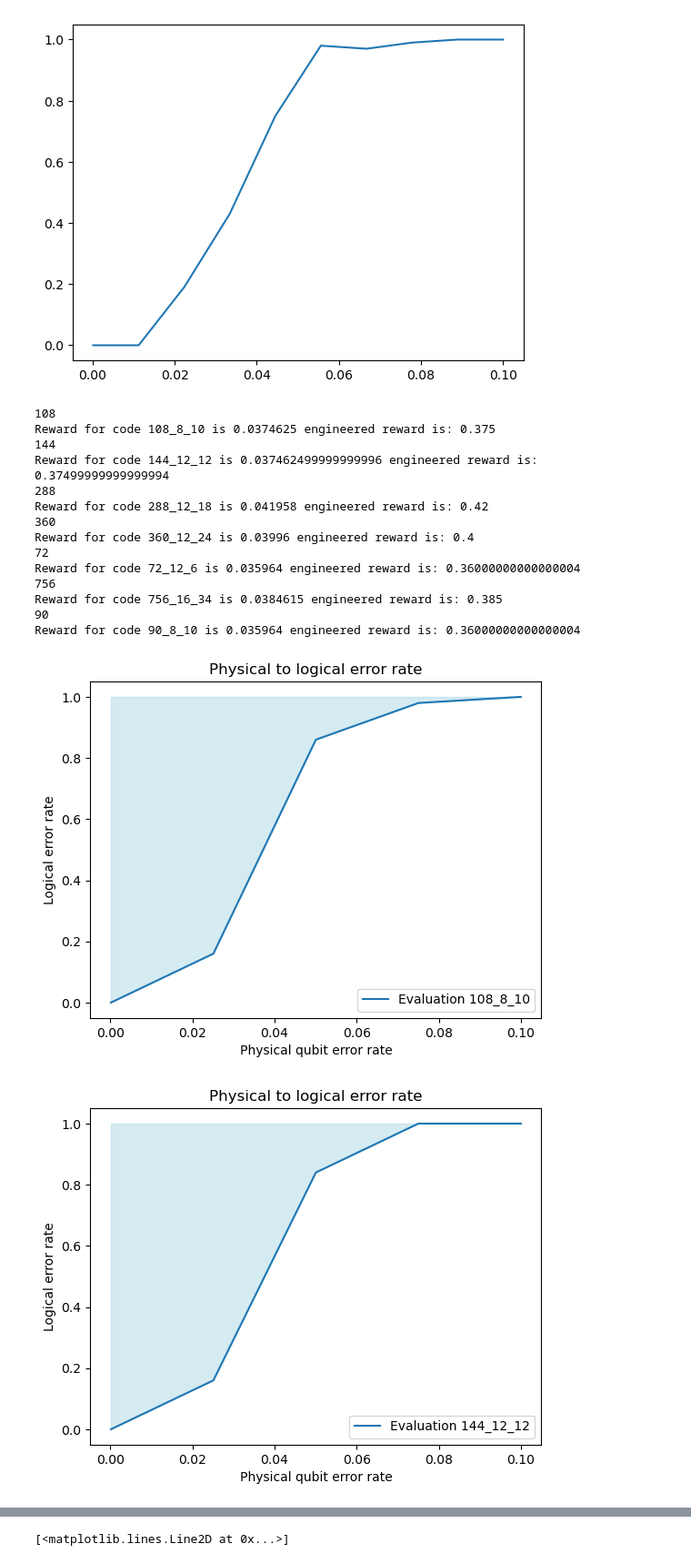
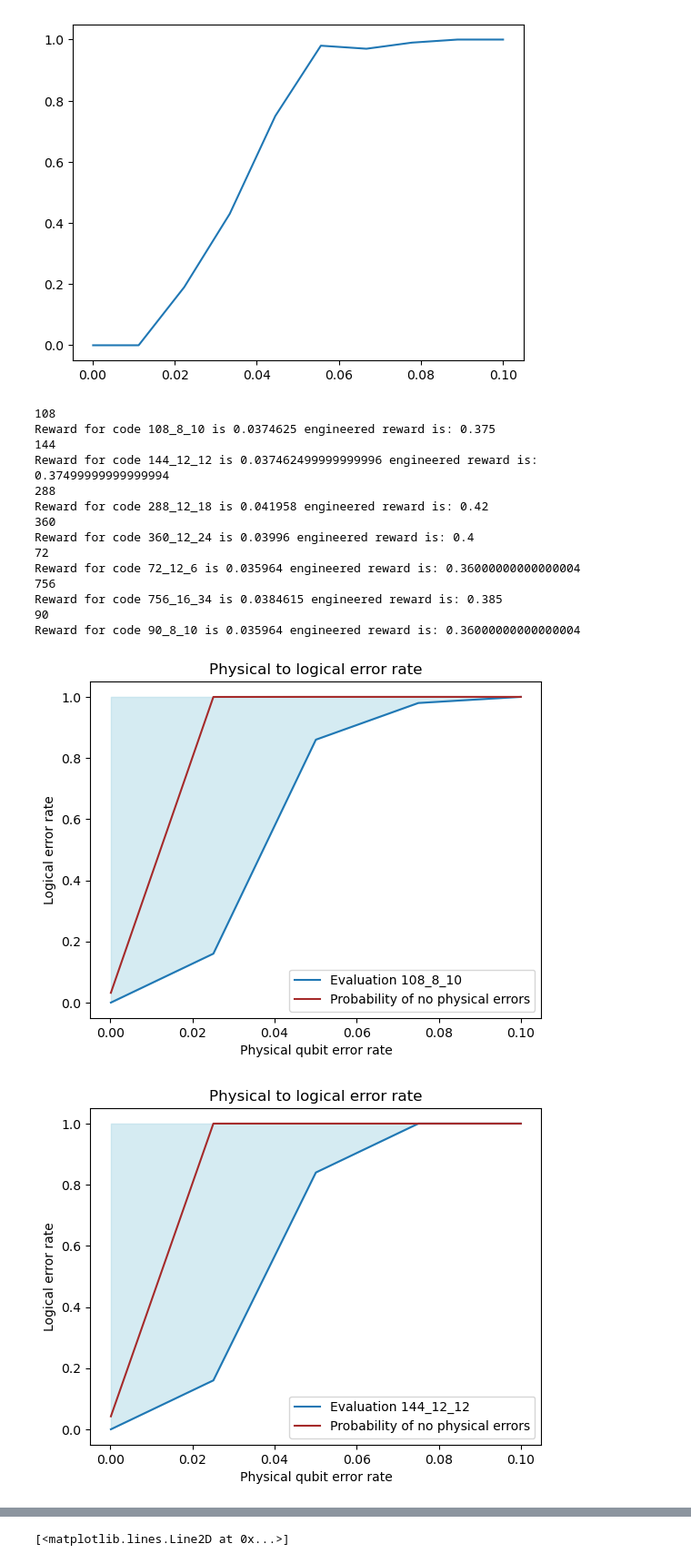
Before and after one commit to Omer-Sella/qecc, a Jupyter notebook: postProcessing/rewardInvestigation.ipynb, the cells around one changed output, grey strips where cells are left out. Shown at 91% size. Drawn from its saved outputs; the diff is of its cells as text; code cells hidden in the pictures.

```diff
--- a/postProcessing/rewardInvestigation.ipynb
+++ b/postProcessing/rewardInvestigation.ipynb
@@ -152,38 +154,38 @@ for dirpath, _dirs, files in os.walk(decoderEvaluationDataFolder):
             logicalER /= data["Number of samples"]
             fig, ax = plt.subplots()
             ax.plot(errorRange ,logicalER, label = f"Evaluation {data["Code name"]}") # FER is 0 for the bposd decoder by Roffe
-            #doNothing = 1 - (1 - 3 * errorRange)**codeN
-            #ax.plot(errorRange, doNothing, color = "brown", label = "Probability of no physical errors")
+            doNothing = 1 - (1 - 3 * errorRange)**codeN
+            ax.plot(errorRange, doNothing, color = "brown", label = "Probability of no physical errors")
             reward = trapezoid(1 - logicalER, errorRange)
             rewardEngineered = reward / np.abs(np.min(errorRange) - np.max(errorRange))
 
             print(f"Reward for code {data["Code name"]} is {reward} engineered reward is: {rewardEngineered}")
             #ax.hlines(1, np.min(errorRange), np.max(errorRange), color = "black", linestyle ="--")
             #ax.hlines(reward, np.min(errorRange), np.max(errorRange), color = "red", linestyle ="--")
             #ax.hlines(rewardEngineered, np.min(errorRange), np.max(errorRange), color = "green", linestyle ="--")
                 #plot(reward, reward, color = "black")
             plt.fill_between(errorRange, logicalER, 0*errorRange + 1, color='lightblue', alpha=0.5)
 
             #plt.fill_between(errorRange, logicalER, doNothing, color='lightgreen', alpha=0.5)
             ax.set_xlabel("Physical qubit error rate")
             ax.set_ylabel("Logical error rate")
             ax.set_title("Physical to logical error rate")
             ax.legend()
             ax.plot()
 # %% [output]
 108
 Reward for code 108_8_10 is 0.0374625 engineered reward is: 0.375
 144
 Reward for code 144_12_12 is 0.037462499999999996 engineered reward is: 0.37499999999999994
 288
 Reward for code 288_12_18 is 0.041958 engineered reward is: 0.42
 360
 Reward for code 360_12_24 is 0.03996 engineered reward is: 0.4
 72
 Reward for code 72_12_6 is 0.035964 engineered reward is: 0.36000000000000004
 756
 Reward for code 756_16_34 is 0.0384615 engineered reward is: 0.385
 90
 Reward for code 90_8_10 is 0.035964 engineered reward is: 0.36000000000000004
-[figure, old version]
+[figure, new version]
-[figure, old version]
+[figure, new version]
```
Also changed, not shown: parts of 3 cells of this notebook, 5 other files.
